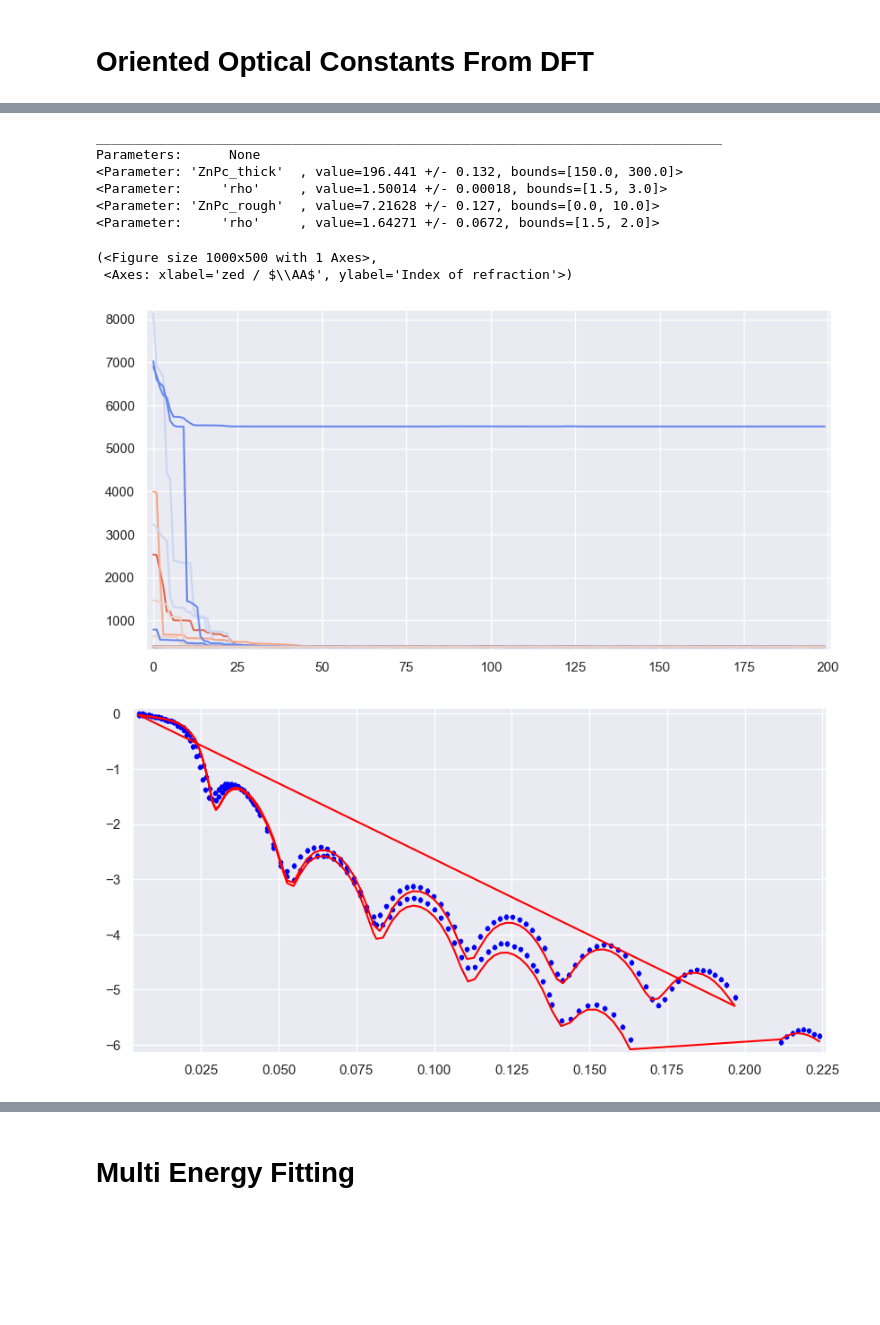
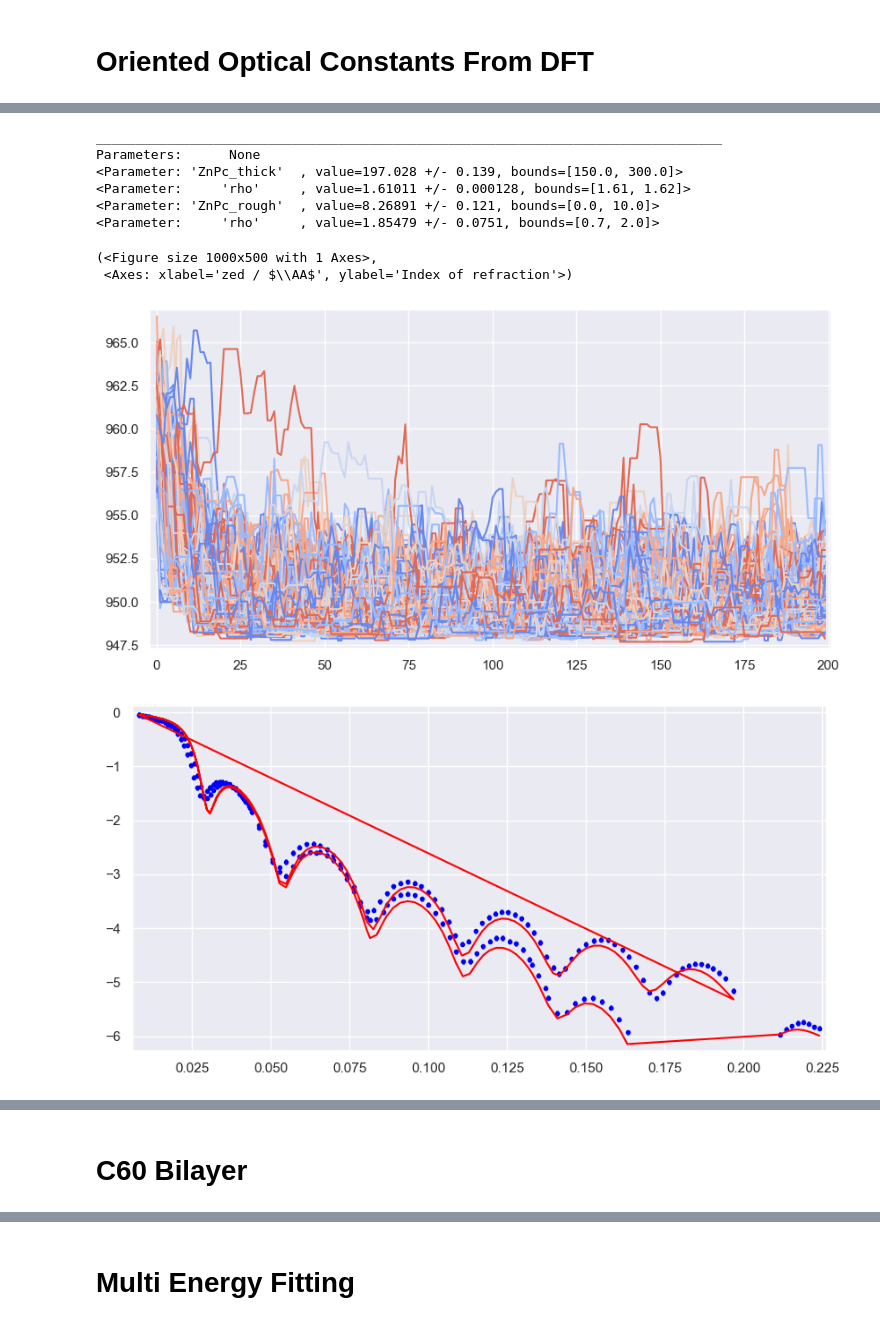
Before and after one commit to WSU-Carbon-Lab/pyref, a Jupyter notebook: docs/RoomTempFitting.ipynb, the cells around one changed output, grey strips where cells are left out. Drawn from its saved outputs; the diff is of its cells as text; code cells hidden in the pictures; blank space fills up the shorter version.

```diff
--- a/docs/RoomTempFitting.ipynb
+++ b/docs/RoomTempFitting.ipynb
@@ -126,0 +93,3 @@ dft
+# %%
+f = d_path / "dft_res.txt"
+dft = ru.AngleNexafs(f, "C32H16N8Zn", density=1.6)  # type: ignore
@@ -296,5 +328,5 @@ plt.xlim(280, 300)
 # %%
-en = [250, 283.7]
+en = 250, 320
 
 
 def get_delta_beta(n):
@@ -303,9 +335,7 @@ def get_delta_beta(n):
     return delta + 1j * beta
 
 
-_n_znpc = xsf.index_of_refraction(
-    "C32H16N8Zn", density=2.2, energy=[e * 1e-3 for e in en]
-)
+_n_znpc = xsf.index_of_refraction("C32H16N8Zn", density=2.2, energy=en * 1e-3)
 n_znpc = get_delta_beta(_n_znpc)
 print(f"The isotropic refractive index of ZnPc is {n_znpc}")
 # %% [output]
@@ -325,25 +355,22 @@ sio2_rho = 1.62331
 carbon_thick = 6.08467
 carbon_rough = 4.40733
 
-znpc_thick = 200
-znpc_rough = 0
+znpc_thick = 196.441
+znpc_rough = 7.21628
 
-vac = [PXR_MaterialSLD("", 1)(0, 0) for e in en]
-si = [PXR_MaterialSLD("Si", 2.33, energy=en, name="Si")(0, 1.5) for e in en]
-sio2 = [PXR_MaterialSLD("SiO2", sio2_rho, name="SiO2")(sio2_t, sio2_rough) for e in en]
-carbon = [
-    PXR_MaterialSLD("C", 1.8, name="Carbon")(carbon_thick, carbon_rough) for e in en
-]
+vac = PXR_MaterialSLD("", 1)(0, 0)
+si = PXR_MaterialSLD("Si", 2.33, energy=en, name="Si")(0, 1.5)
+sio2 = PXR_MaterialSLD("SiO2", sio2_rho, name="SiO2")(sio2_t, sio2_rough)
+carbon = PXR_MaterialSLD("C", 1.8, name="Carbon")(carbon_thick, carbon_rough)
 
 znpc = np.zeros(2, dtype=object)
-znpc[0] = PXR_MaterialSLD("C32H16N8Zn", 2.3, energy=en[0], name="ZnPc")(
+znpc = PXR_MaterialSLD("C32H16N8Zn", 1.6, energy=en, name="ZnPc")(
     znpc_thick, znpc_rough
 )
-znpc[1] = PXR_SLD()
+# znpc[1] = PXR_SLD()
 
-structure = []
-for i, _ in enumerate(en):
-    struct = vac | znpc[i] | carbon | sio2 | si
-    struct.plot()
-    structure.append(struct)
+struct = vac | znpc | carbon | sio2 | si
+struct.plot()
+
+structure = struct
 # %% [output]
@@ -360,7 +387,7 @@ bkg_lb = 1e-9
 bkg_ub = 9e-6
 
 random_state = 1
-nwalkers = 100
+nwalkers = 200
 nsamples = 200
 
 move = [(DEMove(sigma=1e-7), 0.95), (DEMove(sigma=1e-7), 0.05)]
@@ -395,21 +444,21 @@ znpc.sld.density.setp(vary=True, bounds=(1.5, 3))
 # %%
 fitter = CurveFitter(objective, nwalkers=nwalkers, moves=move)
 fitter.initialise("jitter")
-chain = fitter.sample(int(nsamples), nthin=10, random_state=random_state)
+chain = fitter.sample(int(nsamples), nthin=2, random_state=random_state)
 lp = fitter.logpost
-plt.plot(-lp, yscale="log")
+plt.plot(-lp)
 
 print(objective.varying_parameters())
 objective.plot()
 structure.plot()
 # %% [output]
 ________________________________________________________________________________
 Parameters:      None
-<Parameter: 'ZnPc_thick'  , value=196.441 +/- 0.132, bounds=[150.0, 300.0]>
-<Parameter:     'rho'     , value=1.50014 +/- 0.00018, bounds=[1.5, 3.0]>
-<Parameter: 'ZnPc_rough'  , value=7.21628 +/- 0.127, bounds=[0.0, 10.0]>
-<Parameter:     'rho'     , value=1.64271 +/- 0.0672, bounds=[1.5, 2.0]>
+<Parameter: 'ZnPc_thick'  , value=197.028 +/- 0.139, bounds=[150.0, 300.0]>
+<Parameter:     'rho'     , value=1.61011 +/- 0.000128, bounds=[1.61, 1.62]>
+<Parameter: 'ZnPc_rough'  , value=8.26891 +/- 0.121, bounds=[0.0, 10.0]>
+<Parameter:     'rho'     , value=1.85479 +/- 0.0751, bounds=[0.7, 2.0]>
 (<Figure size 1000x500 with 1 Axes>,
  <Axes: xlabel='zed / $\\AA$', ylabel='Index of refraction'>)
-[figure, old version]
+[figure, new version]
-[figure, old version]
+[figure, new version]
@@ -420,3 +469,5 @@ with open(d_path / save_fitter, "wb") as f:
 
 with open(d_path / chain_name, "wb") as f:
     f.write(str(objective.parameters).encode())
+# %% [markdown]
+# C60 Bilayer
```
Also changed, not shown: parts of 30 cells of this notebook, 6 other files.
